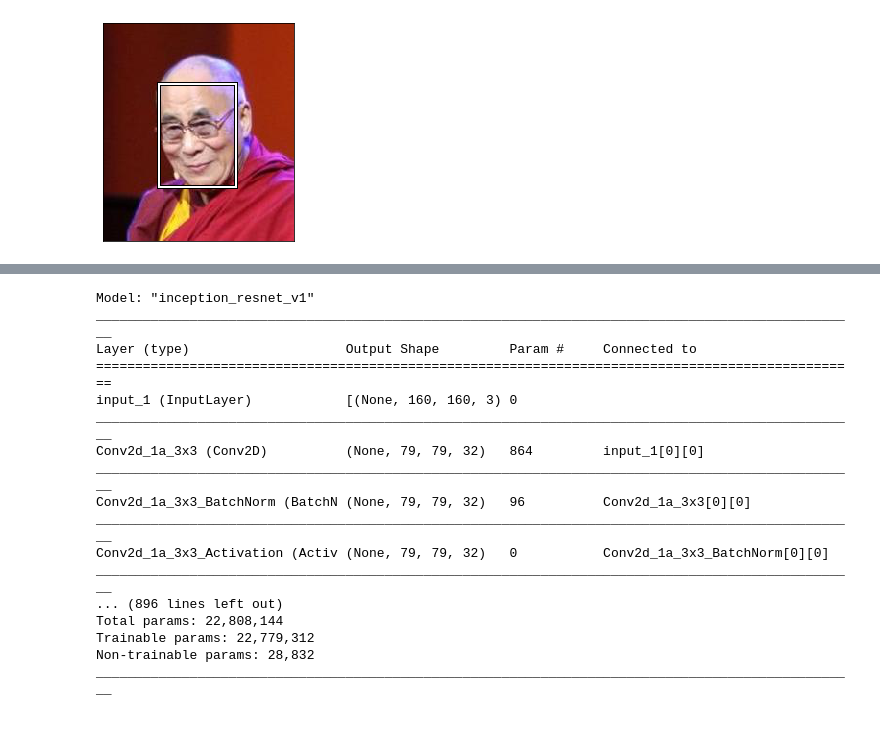
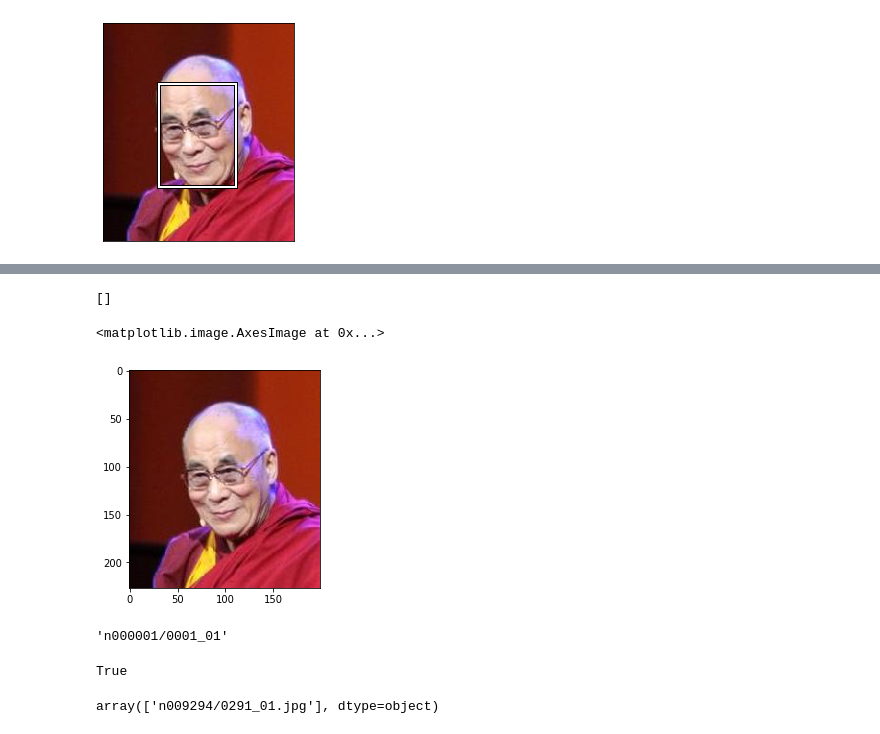
Before and after one commit to T-rex007/Face_recognition, a Jupyter notebook: feature_extraction_pipeline.ipynb, the cells around one changed output, grey strips where cells are left out. Cells and saved outputs as stored; diff of their text form; code cells hidden in the pictures.

Commit message:
feature extraction pipeline

```diff
--- a/feature_extraction_pipeline.ipynb
+++ b/feature_extraction_pipeline.ipynb
@@ -86,20 +85,28 @@ NameError: name 'tmp' is not defined
-# %%
-model.summary()
-# %% [output]
-Model: "inception_resnet_v1"
-__________________________________________________________________________________________________
-Layer (type)                    Output Shape         Param #     Connected to
-==================================================================================================
-input_1 (InputLayer)            [(None, 160, 160, 3) 0
-__________________________________________________________________________________________________
-Conv2d_1a_3x3 (Conv2D)          (None, 79, 79, 32)   864         input_1[0][0]
-__________________________________________________________________________________________________
-Conv2d_1a_3x3_BatchNorm (BatchN (None, 79, 79, 32)   96          Conv2d_1a_3x3[0][0]
-__________________________________________________________________________________________________
-Conv2d_1a_3x3_Activation (Activ (None, 79, 79, 32)   0           Conv2d_1a_3x3_BatchNorm[0][0]
-__________________________________________________________________________________________________
-... (896 lines left out)
-Total params: 22,808,144
-Trainable params: 22,779,312
-Non-trainable params: 28,832
-__________________________________________________________________________________________________
+# %%
+img_list = pd.read_csv("test/test_list.csv")
+img_list = [ str(i[0]) for i in img_list.values ]
+# %%
+feature_rt_path = "test/image_features"
+imgrt_path = "test"
+# %%
+os.listdir(feature_rt_path)
+# %% [output]
+[]
+# %%
+for i in img_list:
+    img = plt.imread(imgrt_path+"/" + i)
+    bb_lst = detect_faces(img)
+    for i1 in range(len(bb_lst)):
+        feature = extract_feature(model, img, bb_lst[i1])
+
+        ###check to see if dirrectory e
+        if os.path.isdir(feature_rt_path+"/"+i[:7]):
+            np.save( feature_rt_path+"/"+i+".npy", feature)
+        else:
+            os.mkdir(feature_rt_path+"/"+i[:7])
+            np.save( feature_rt_path+"/"+i+".npy", feature)
+# %%
+plt.imshow(img)
+# %% [output]
+<matplotlib.image.AxesImage at 0x...>
+[figure, added]
@@ -105,0 +117,12 @@ ________________________________________________________________________________
+# %%
+d
+# %% [output]
+'n000001/0001_01'
+# %%
+os.path.isdir("test")
+# %% [output]
+True
+# %%
+img_lst[-1]
+# %% [output]
+array(['n009294/0291_01.jpg'], dtype=object)
```
Also changed, not shown: parts of 5 cells of this notebook, 4 other files.
